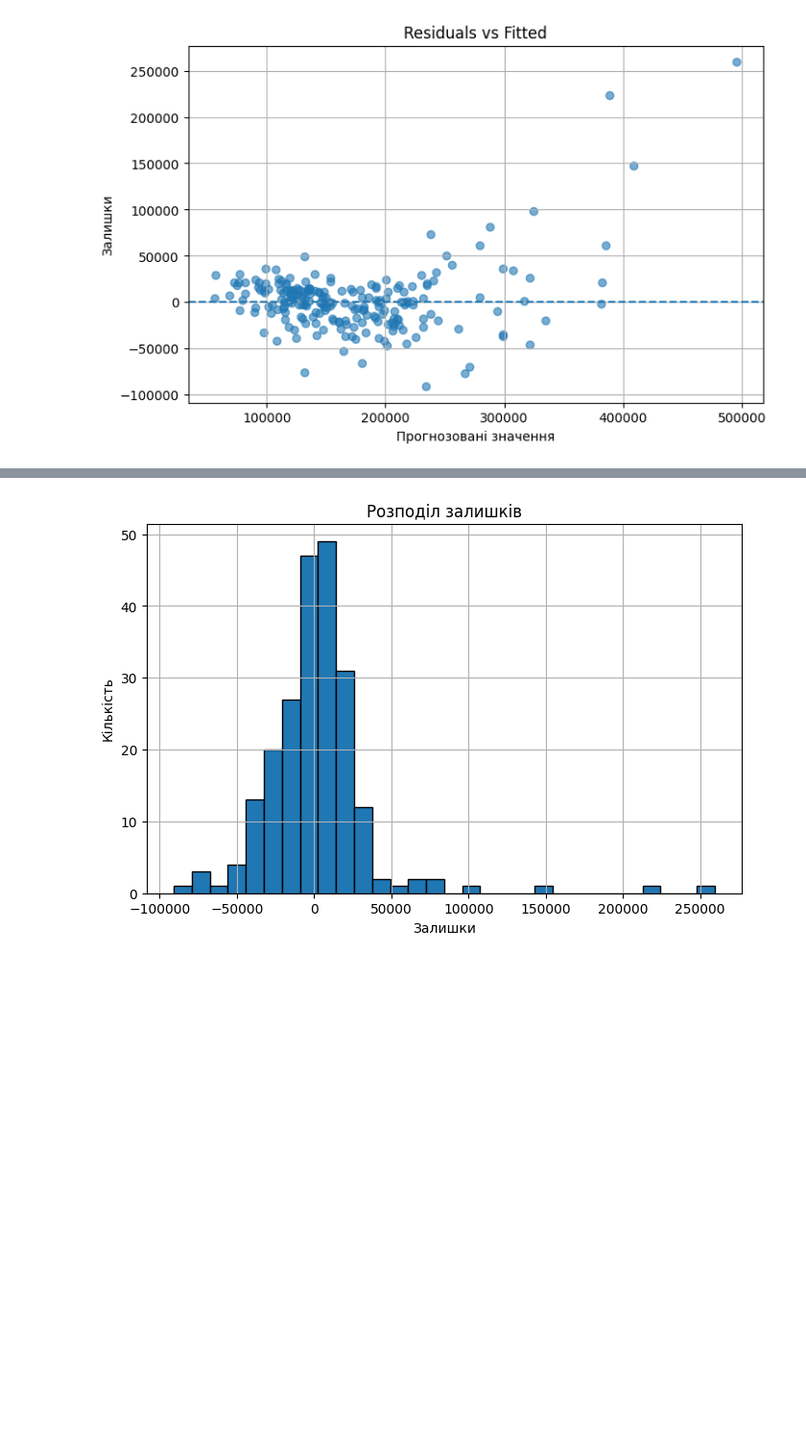
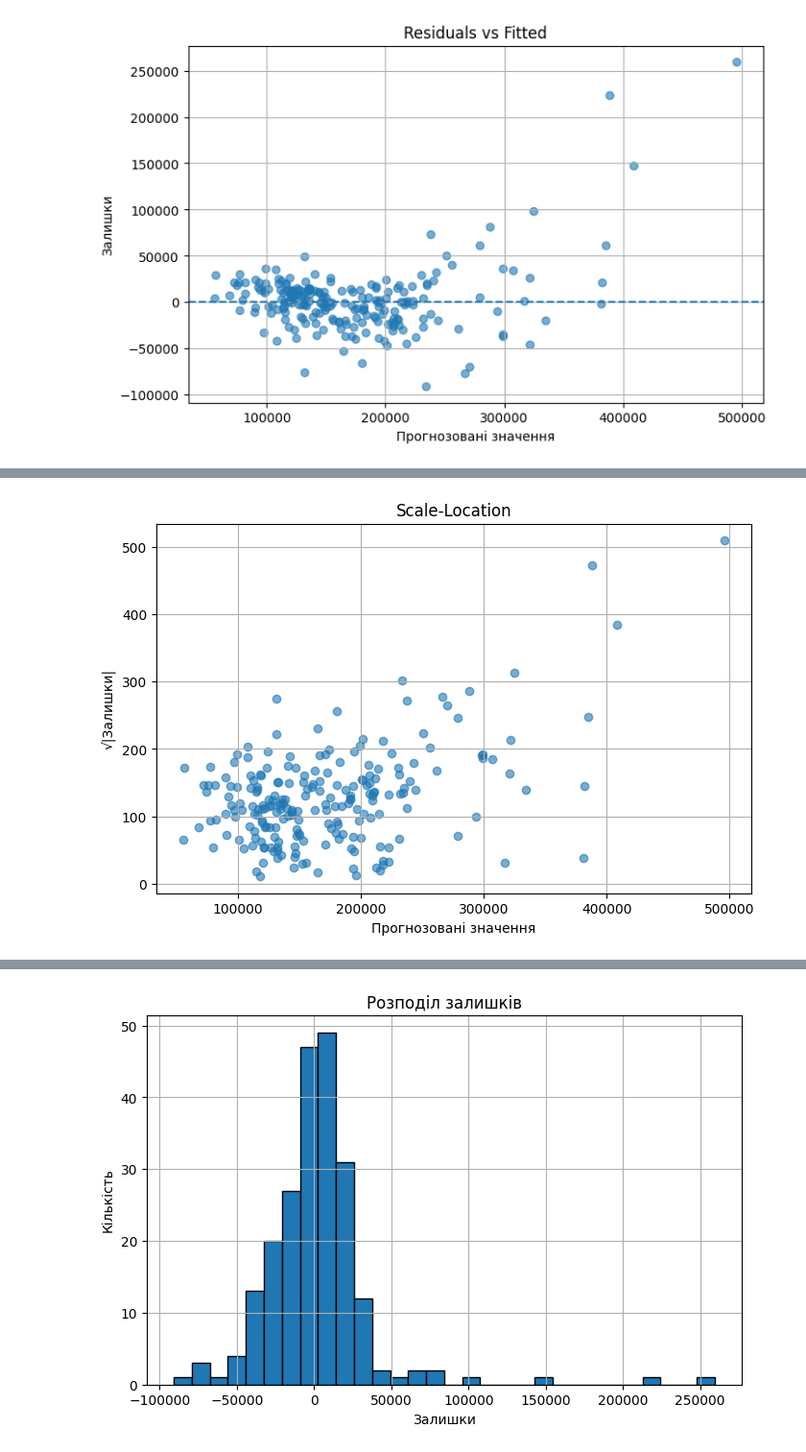
Before and after one commit to DianaTsiurpita/machine-learning, a Jupyter notebook: ML_1_Цюрпіта_Діана.ipynb, the cells around one changed output, grey strips where cells are left out. Shown at 96% size. Saved outputs shown, nothing was run; the diff lists cells and outputs as text; code cells hidden in the pictures; blank space fills up the shorter version.

Commit message:
Додала Scale-Location та доповнила аналіз масштабування

```diff
--- a/ML_1_Цюрпіта_Діана.ipynb
+++ b/ML_1_Цюрпіта_Діана.ipynb
@@ -835,0 +836,15 @@ plt.show()
+# %%
+# Будує Scale-Location графік для перевірки гомоскедастичності
+sqrt_abs_residuals = np.sqrt(np.abs(residuals))
+
+plt.figure(figsize=(8, 5))
+plt.scatter(y_test_pred, sqrt_abs_residuals, alpha=0.6)
+
+plt.xlabel("Прогнозовані значення")
+plt.ylabel("√|Залишки|")
+plt.title("Scale-Location")
+plt.grid(True)
+
+plt.show()
+# %% [output]
+[figure, added]
```
Also changed, not shown: parts of 5 cells of this notebook.
